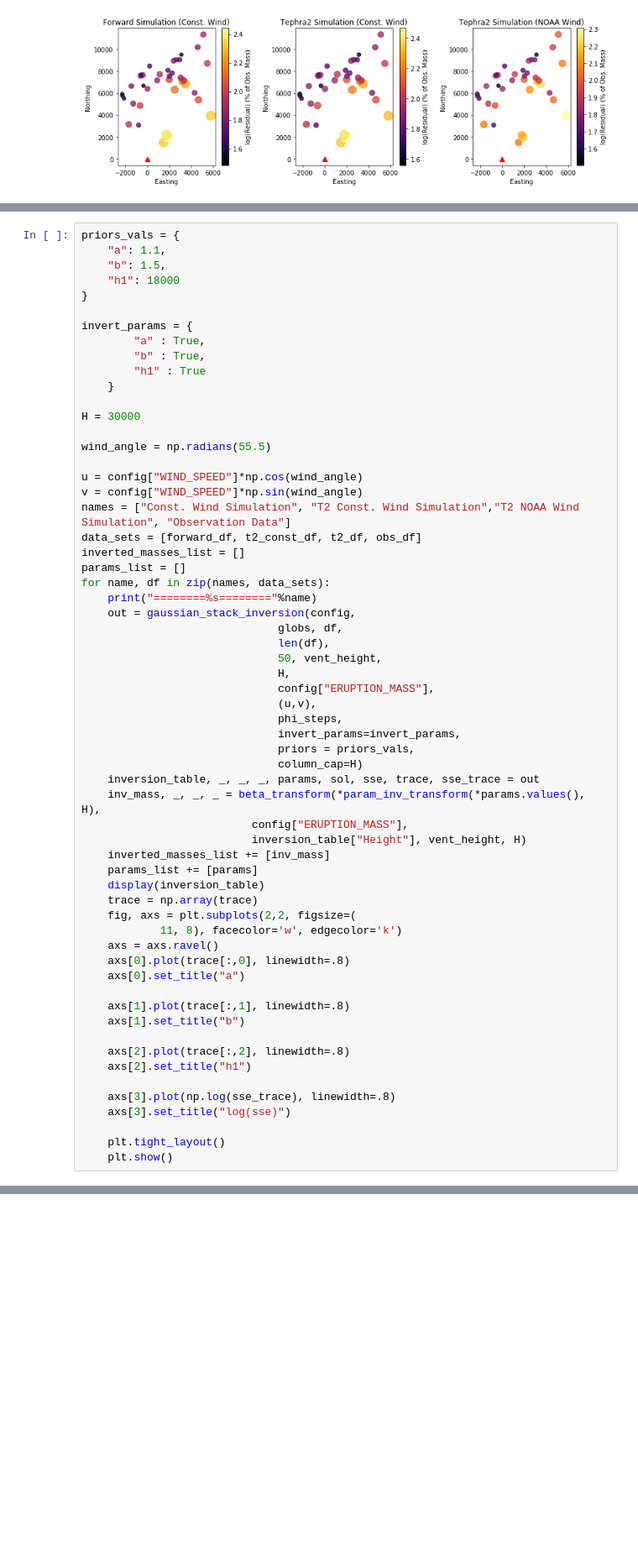
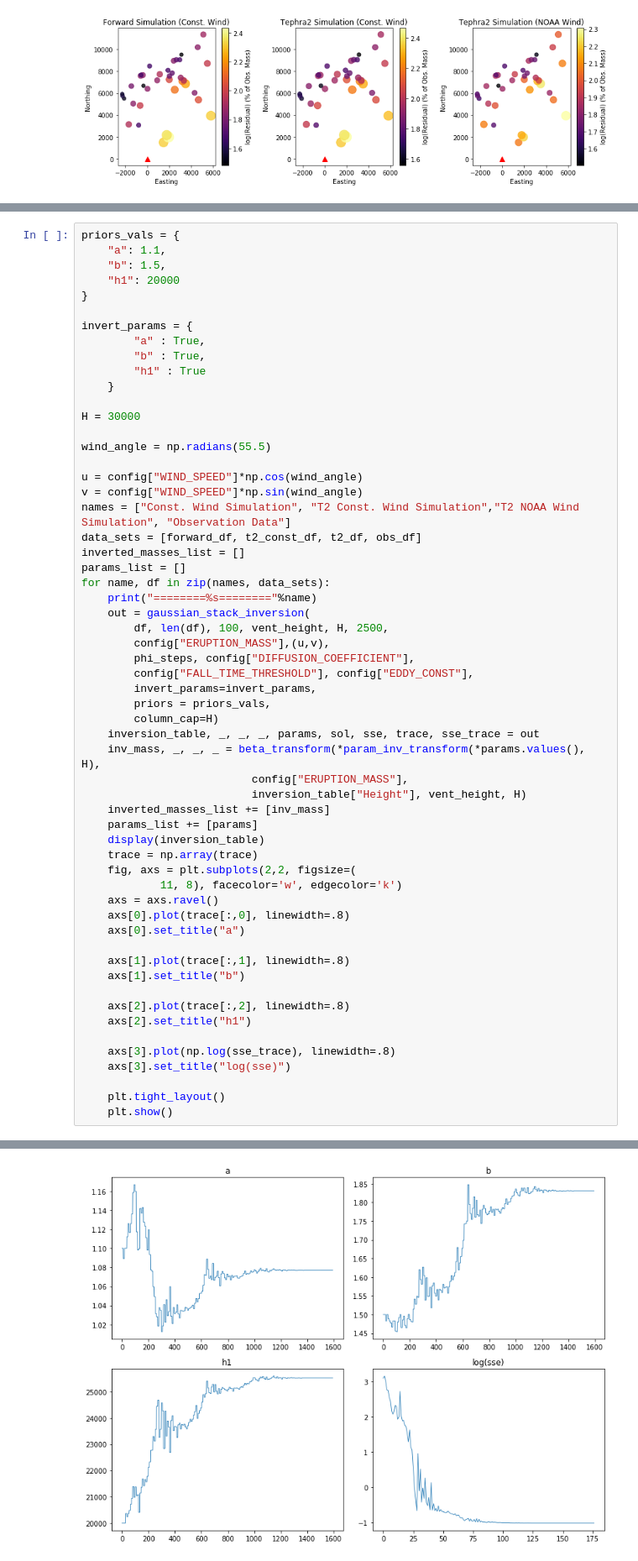
Before and after one commit to nmostert/inversion_project, a Jupyter notebook: Fixing_vent_height.ipynb, the cells around one changed output, grey strips where cells are left out. Shown at 84% size. Drawn from its saved outputs; the diff is of its cells as text; blank space fills up the shorter version.

```diff
--- a/Fixing_vent_height.ipynb
+++ b/Fixing_vent_height.ipynb
@@ -502,7 +448,7 @@ plt.show()
 priors_vals = {
     "a": 1.1,
     "b": 1.5,
-    "h1": 18000
+    "h1": 20000
 }
 
 invert_params = {
@@ -523,17 +469,14 @@ inverted_masses_list = []
 params_list = []
 for name, df in zip(names, data_sets):
     print("========%s========"%name)
-    out = gaussian_stack_inversion(config,
-                              globs, df,
-                              len(df),
-                              50, vent_height,
-                              H,
-                              config["ERUPTION_MASS"],
-                              (u,v),
-                              phi_steps,
-                              invert_params=invert_params,
-                              priors = priors_vals,
-                              column_cap=H)
+    out = gaussian_stack_inversion(
+        df, len(df), 100, vent_height, H, 2500,
+        config["ERUPTION_MASS"],(u,v),
+        phi_steps, config["DIFFUSION_COEFFICIENT"],
+        config["FALL_TIME_THRESHOLD"], config["EDDY_CONST"],
+        invert_params=invert_params,
+        priors = priors_vals,
+        column_cap=H)
     inversion_table, _, _, _, params, sol, sse, trace, sse_trace = out
     inv_mass, _, _, _ = beta_transform(*param_inv_transform(*params.values(), H),
                           config["ERUPTION_MASS"],
@@ -564,0 +542 @@ TypeError: sigma_squared() missing 2 required positional arguments: 'eddy_const'
+[figure, added]
```
Also changed, not shown: parts of 12 cells of this notebook, 1 other file.
